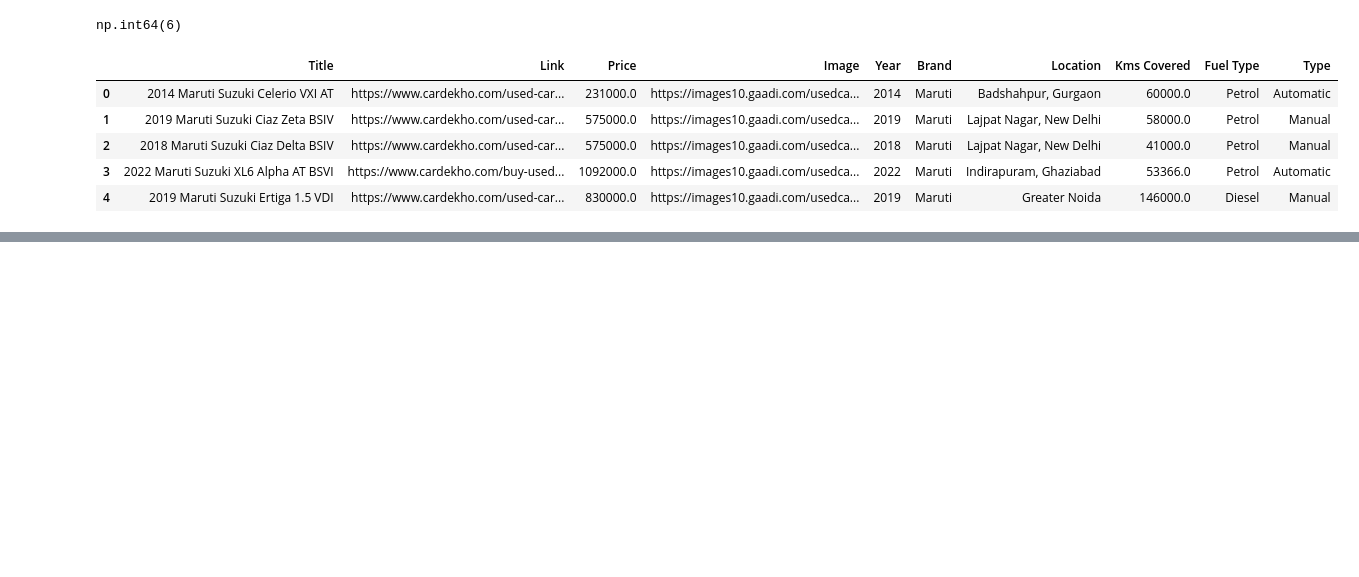
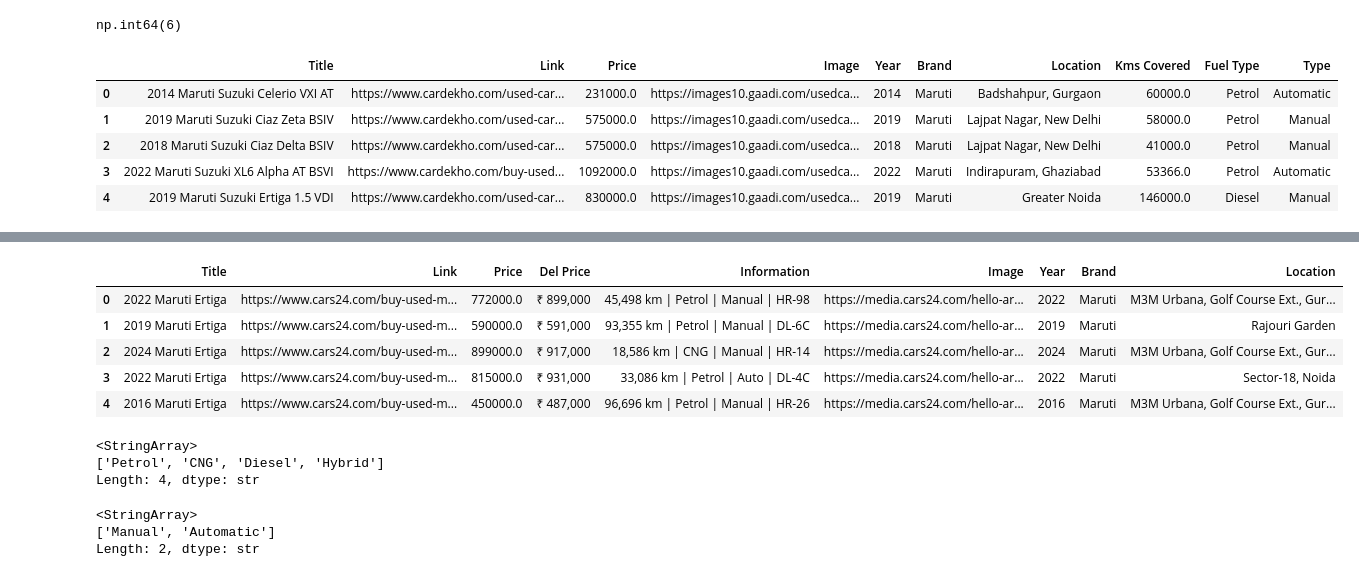
Before and after one commit to dakshhrana0-hub/AutoVault, a Jupyter notebook: backend/data_preprocessing/data_cleaning.ipynb, the cells around one changed output, grey strips where cells are left out. Saved outputs shown, nothing was run; the diff lists cells and outputs as text; code cells hidden in the pictures; blank space fills up the shorter version.

```diff
--- a/backend/data_preprocessing/data_cleaning.ipynb
+++ b/backend/data_preprocessing/data_cleaning.ipynb
@@ -115,0 +163,18 @@ df.to_csv('../../data/cleaned_data/cardekho_cleaned_data.csv')
+# %%
+def refine_prices(data):
+    data = data.replace('₹','')
+    if 'lakh' in data:
+        return float(data.replace('lakh',''))*100000
+
+df['Price'] = df['Price'].apply(refine_prices)
+# %%
+df['Year'] = df['Year'].astype(int)
+# %%
+df.head()
+# %% [output]
+|  | Title | Link | Price | Del Price | Information | Image | Year | Brand | Location |
+| 0 | 2022 Maruti Ertiga | https://www.cars24.com/buy-used-m... | 772000.0 | ₹ 899,000 | 45,498 km | Petrol | Manual | HR-98 | https://media.cars24.com/hello-ar... | 2022 | Maruti | M3M Urbana, Golf Course Ext., Gur... |
+| 1 | 2019 Maruti Ertiga | https://www.cars24.com/buy-used-m... | 590000.0 | ₹ 591,000 | 93,355 km | Petrol | Manual | DL-6C | https://media.cars24.com/hello-ar... | 2019 | Maruti | Rajouri Garden |
+| 2 | 2024 Maruti Ertiga | https://www.cars24.com/buy-used-m... | 899000.0 | ₹ 917,000 | 18,586 km | CNG | Manual | HR-14 | https://media.cars24.com/hello-ar... | 2024 | Maruti | M3M Urbana, Golf Course Ext., Gur... |
+| 3 | 2022 Maruti Ertiga | https://www.cars24.com/buy-used-m... | 815000.0 | ₹ 931,000 | 33,086 km | Petrol | Auto | DL-4C | https://media.cars24.com/hello-ar... | 2022 | Maruti | Sector-18, Noida |
+| 4 | 2016 Maruti Ertiga | https://www.cars24.com/buy-used-m... | 450000.0 | ₹ 487,000 | 96,696 km | Petrol | Manual | HR-26 | https://media.cars24.com/hello-ar... | 2016 | Maruti | M3M Urbana, Golf Course Ext., Gur... |
@@ -115,0 +191,12 @@ df.to_csv('../../data/cleaned_data/cardekho_cleaned_data.csv')
+# %%
+df['Fuel Type'].unique()
+# %% [output]
+<StringArray>
+['Petrol', 'CNG', 'Diesel', 'Hybrid']
+Length: 4, dtype: str
+# %%
+df['Type'].unique()
+# %% [output]
+<StringArray>
+['Manual', 'Automatic']
+Length: 2, dtype: str
```
Also changed, not shown: parts of 19 cells of this notebook, 6 other files.
